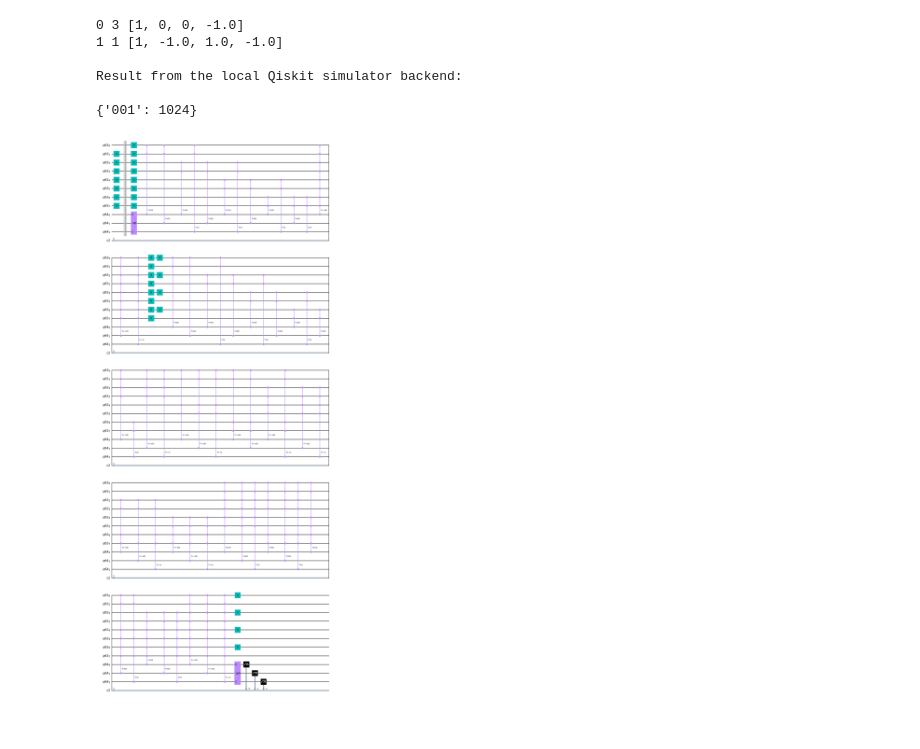
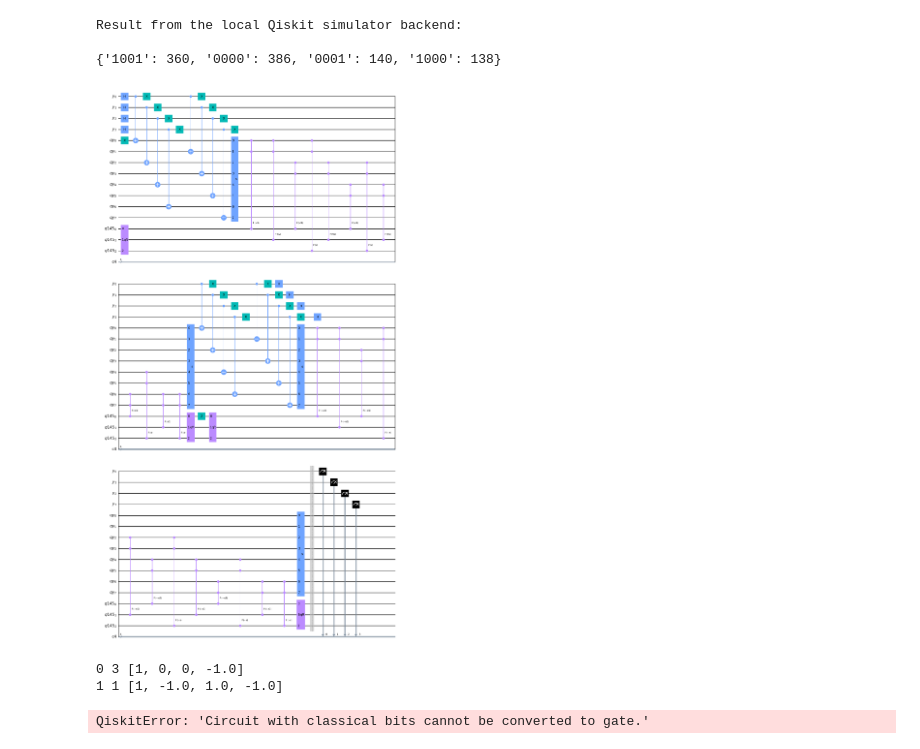
Before and after one commit to drobiu/quantum-project, a Jupyter notebook: notebooks/test_arithmetic.ipynb, the cells around one changed output. Drawn from its saved outputs; the diff is of its cells as text; code cells hidden in the pictures.

```diff
--- a/notebooks/test_arithmetic.ipynb
+++ b/notebooks/test_arithmetic.ipynb
@@ -74,3 +85,23 @@ FCP(4, 2).draw(output="mpl")
+# %%
+qy = QuantumRegister(8, name='qy')
+y = QuantumRegister(4, name='y')
+s = QuantumRegister(3)
+c = ClassicalRegister(4)
+qc = QuantumCircuit(y, qy, s, c)
+
+qc.x(qy[0])
+qc = FCP(qc, y, qy, s, [0, 0, 0, 1])
+qc.barrier()
+
+qc.measure(y[:], c[:])
+
+run_qc(qc, with_QI=False)
+qc.draw(output="mpl")
+# %% [output]
+Result from the local Qiskit simulator backend:
+
+{'1001': 360, '0000': 386, '0001': 140, '1000': 138}
+[figure, added]
 # %%
 q = QuantumRegister(8)
 b = QuantumRegister(3)
@@ -80,12 +111,12 @@ qc = QuantumCircuit(q, b, c)
 # 10, 11, 11, 11
 
 qc.x(q[1])
-qc.x(q[2:8])
+qc.x(q[7])
 qc.barrier()
 
 # [0, 0, 0, 1] = 11, 11, 11, 10
 
-qc = oracle_b(qc, q, b, [0, 0, 0, 1])
+qc.compose(oracle_b(qc, q, b, [0, 0, 0, 1]).to_gate(label='oracle_b'))
 
 # Should equal 110
 qc.measure(b[:], c[:])
@@ -95,8 +126,4 @@ qc.draw(output="mpl")
 # %% [output]
 0 3 [1, 0, 0, -1.0]
 1 1 [1, -1.0, 1.0, -1.0]
-
-Result from the local Qiskit simulator backend:
-
-{'001': 1024}
-[figure, removed]
+QiskitError: 'Circuit with classical bits cannot be converted to gate.'
```
Also changed, not shown: parts of 6 cells of this notebook, 7 other files.
